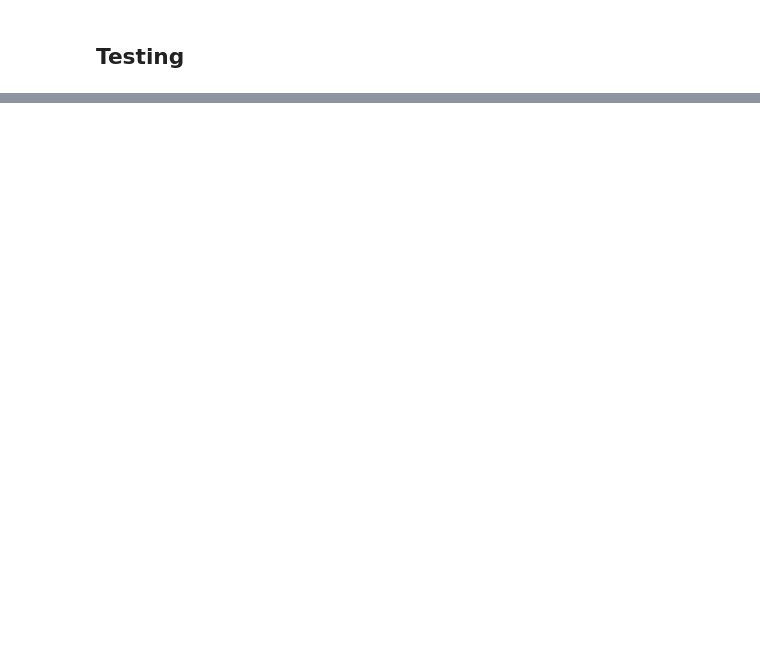
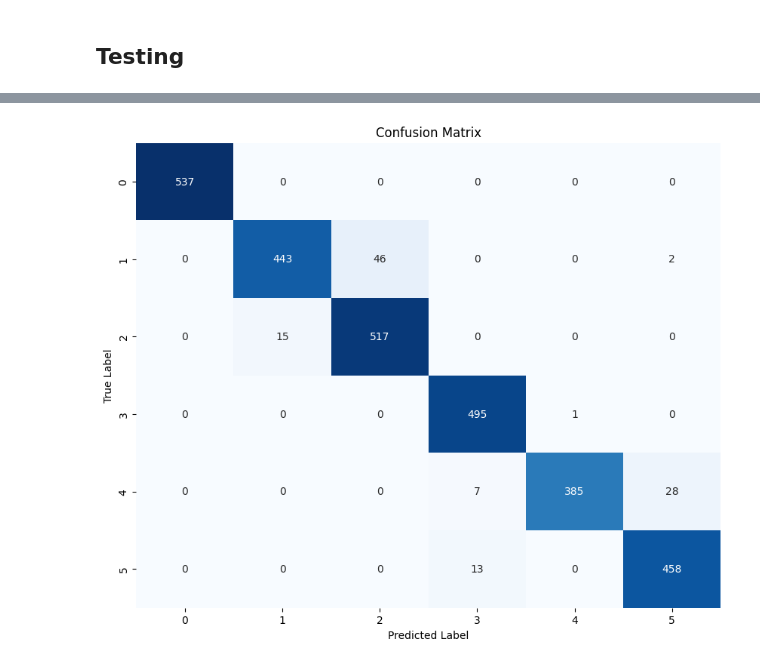
Before and after one commit to MRifqiFz/har-timesnet, a Jupyter notebook: timesnet.ipynb, the cells around one changed output, grey strips where cells are left out. Drawn from its saved outputs; the diff is of its cells as text; code cells hidden in the pictures; blank space fills up the shorter version.

```diff
--- a/timesnet.ipynb
+++ b/timesnet.ipynb
@@ -691,18 +704,20 @@ KeyboardInterrupt:
 import torch
 import torchmetrics
 from torchmetrics import Accuracy, F1Score, Precision, Recall, ConfusionMatrix, AUROC
+from torchmetrics.classification import MulticlassAccuracy, MulticlassF1Score, MulticlassPrecision, MulticlassRecall, MulticlassConfusionMatrix, MulticlassROC
 
 # Initialize metrics
-accuracy_metric = Accuracy().to(device)
-f1_score_metric = F1Score(average='macro', num_classes=args.num_classes).to(device)
-precision_metric = Precision(average='macro', num_classes=args.num_classes).to(device)
-recall_metric = Recall(average='macro', num_classes=args.num_classes).to(device)
-confusion_matrix_metric = ConfusionMatrix(num_classes=args.num_classes).to(device)
-auroc_metric = AUROC(num_classes=args.num_classes).to(device)
+accuracy_metric = MulticlassAccuracy(num_classes=args.num_classes).to(device)
+f1_score_metric = MulticlassF1Score(average='macro', num_classes=args.num_classes).to(device)
+precision_metric = MulticlassPrecision(average='macro', num_classes=args.num_classes).to(device)
+recall_metric = MulticlassRecall(average='macro', num_classes=args.num_classes).to(device)
+confusion_matrix_metric = MulticlassConfusionMatrix(num_classes=args.num_classes).to(device)
+roc_metric = MulticlassROC(num_classes=args.num_classes).to(device)
 
 
 model.eval()  # Set the model to evaluation mode
 test_loss = 0
+loss_func = nn.CrossEntropyLoss().to(device)
 
 with torch.no_grad():  # No need to compute gradients for evaluation
     for x, y, padding_x_mask in test_loader:
@@ -713,7 +728,7 @@ with torch.no_grad():  # No need to compute gradients for evaluation
         pred = model(x, padding_x_mask)
 
         # Calculate the loss
-        loss = loss(pred, y)
+        loss = loss_func(pred, y)
         test_loss += loss.item()  # Accumulate loss
 
         # Update metrics
@@ -722,7 +737,7 @@ with torch.no_grad():  # No need to compute gradients for evaluation
         precision_metric.update(pred, y)
         recall_metric.update(pred, y)
         confusion_matrix_metric.update(pred, y)
-        auroc_metric.update(pred, y)
+        roc_metric.update(pred, y)
 
 # Compute average test loss and finalize metrics
 test_loss /= len(test_loader)
@@ -730,16 +745,6 @@ test_accuracy = accuracy_metric.compute().item()
 test_f1_score = f1_score_metric.compute().item()
 test_precision = precision_metric.compute().item()
 test_recall = recall_metric.compute().item()
-test_confusion_matrix = confusion_matrix_metric.compute().cpu().numpy()
-test_auroc = auroc_metric.compute().item()
 
-# Reset metrics for future evaluations
-accuracy_metric.reset()
-f1_score_metric.reset()
-precision_metric.reset()
-recall_metric.reset()
-confusion_matrix_metric.reset()
-auroc_metric.reset()
-
-print(f"Test Loss: {test_loss:.4f}, Test Accuracy: {test_accuracy:.4f}, Test F1 Score: {test_f1_score:.4f} Test Precision: {test_precision:.4f}, Test Recall: {test_recall:.4f}, Test Confusion Matrix: {test_confusion_matrix}, Test AUROC: {test_auroc:.4f}")
+print(f"Test Loss: {test_loss:.4f}, Test Accuracy: {test_accuracy:.4f}, Test F1 Score: {test_f1_score:.4f} Test Precision: {test_precision:.4f}, Test Recall: {test_recall:.4f}, Test AUROC: {test_auroc:.4f}")
 # %% [output]
@@ -747,0 +752,15 @@ Final Test Loss: 0.7468, Final Test Accuracy: 0.6763
+# %%
+import matplotlib.pyplot as plt
+import seaborn as sns
+
+confusion_matrix = confusion_matrix_metric.compute().cpu().numpy()
+
+# Plot confusion matrix
+plt.figure(figsize=(10, 8))
+sns.heatmap(confusion_matrix, annot=True, fmt='d', cmap='Blues', cbar=False)
+plt.xlabel('Predicted Label')
+plt.ylabel('True Label')
+plt.title('Confusion Matrix')
+plt.show()
+# %% [output]
+[figure, added]
```
Also changed, not shown: parts of 4 cells of this notebook.
